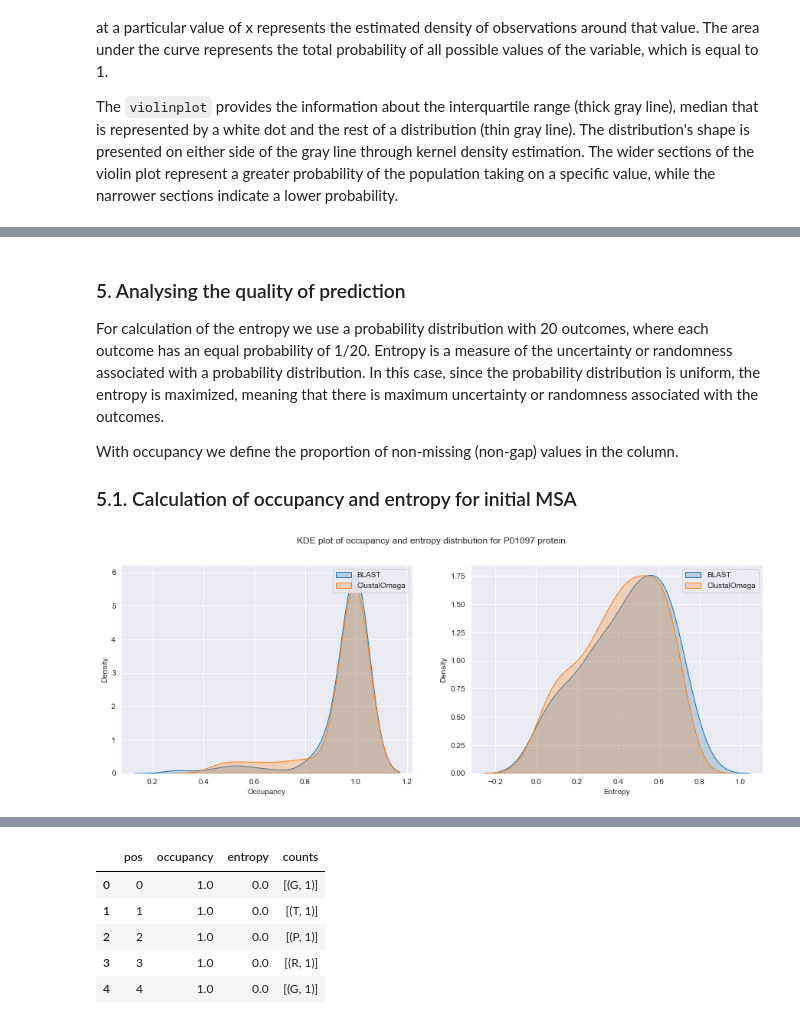
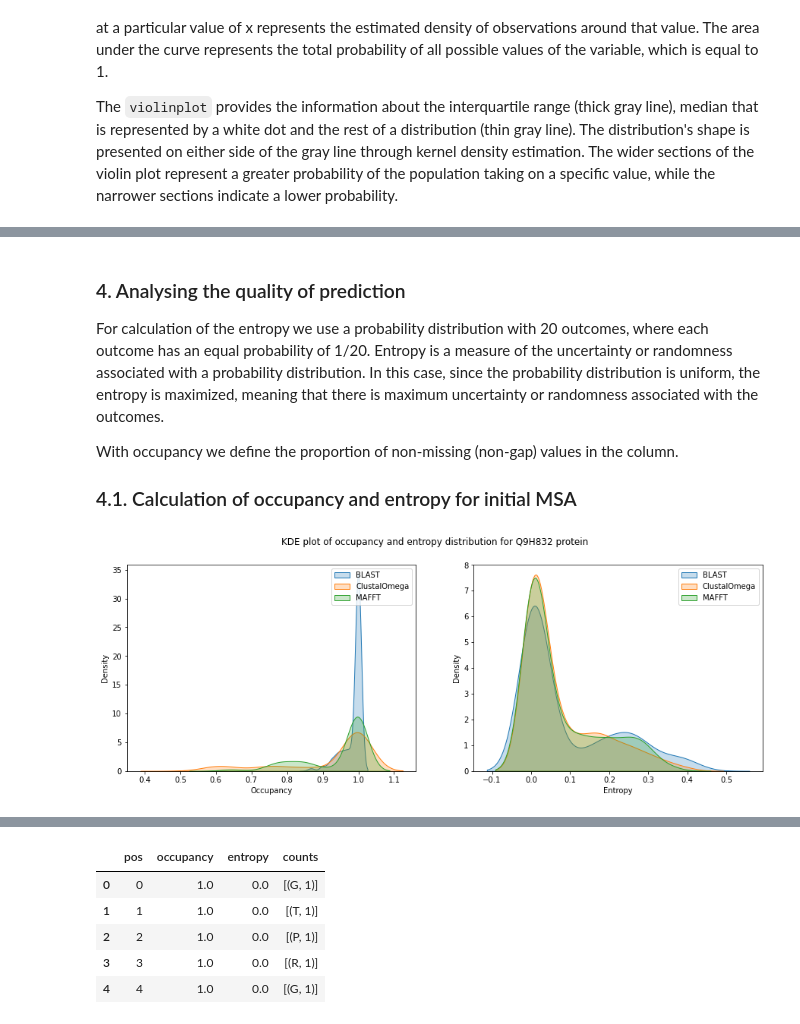
Before and after one commit to AlyaHarvelle/HMMER, a Jupyter notebook: MSA.ipynb, the cells around one changed output, grey strips where cells are left out. Drawn from its saved outputs; the diff is of its cells as text; code cells hidden in the pictures.

```diff
--- a/MSA.ipynb
+++ b/MSA.ipynb
@@ -283,14 +108,0 @@ Next, we will be working with the newly generated file. It will be uploaded to e
-# %%
-# Prepare all sequences for the following comparison
-al_blast = f'{directory}/results/alignments/output_files/blast/{id_dis}_blast.fasta'
-al_clustal_Nf = f'{directory}/results/alignments/output_files/clustal/non-redundant/Nf_{id_dis}_clustal.fasta'
-al_clustal = f'{directory}/results/alignments/output_files/clustal/{id_dis}_clustal.fasta'
-# al_mafft = f'{directory}/results/alignments/output_files/mafft/{id_dis}_mafft.fasta'
-
-blast_seqs = get_seqs(al_blast)
-clustal_Nf_seqs = get_seqs(al_clustal_Nf)
-clustal_seqs = get_seqs(al_clustal)
-# mafft_seqs = get_seqs(al_mafft, 'mafft', id_dis)
-
-# The number of sequences may differ
-blast_seqs.shape, clustal_seqs.shape, clustal_Nf_seqs.shape # mafft_seqs.shape
@@ -391,36 +177,34 @@ P01097 (23,) <class 'numpy.ndarray'>
 # %% [markdown]
-### 5. Analysing the quality of prediction
+### 4. Analysing the quality of prediction
 
 For calculation of the entropy we use a probability distribution with 20 outcomes, where each outcome has an equal probability of 1/20. Entropy is a measure of the uncertainty or randomness associated with a probability distribution. In this case, since the probability distribution is uniform, the entropy is maximized, meaning that there is maximum uncertainty or randomness associated with the outcomes.
 
 With occupancy we define the proportion of non-missing (non-gap) values in the column.
 
-### 5.1. Calculation of occupancy and entropy for initial MSA
+### 4.1. Calculation of occupancy and entropy for initial MSA
 # %%
 # Calculate the occupancy and entropy for each type of MSA
 blast_calc = stats_calculation(blast_seqs)
-clustal_Nf_calc = stats_calculation(clustal_Nf_seqs)
 clustal_calc = stats_calculation(clustal_seqs)
-# mafft_calc = stats_calculation(mafft_seqs)
+mafft_calc = stats_calculation(mafft_seqs)
 # %%
+# KDE plot of occupancy/entropy
 fig, (ax1, ax2) = plt.subplots(1, 2, figsize=(15, 5))
 
-# sns.kdeplot(blast_calc['occupancy'], shade = True, ax = ax1)
-sns.kdeplot(clustal_Nf_calc['occupancy'], shade = True, ax = ax1)
+sns.kdeplot(blast_calc['occupancy'], shade = True, ax = ax1)
 sns.kdeplot(clustal_calc['occupancy'], shade = True, ax = ax1)
-# sns.kdeplot(mafft_calc['occupancy'], shade = True, ax = ax1)
+sns.kdeplot(mafft_calc['occupancy'], shade = True, ax = ax1)
 
-# sns.kdeplot(blast_calc['entropy'], shade = True, ax = ax2)
-sns.kdeplot(clustal_Nf_calc['entropy'], shade = True, ax = ax2)
+sns.kdeplot(blast_calc['entropy'], shade = True, ax = ax2)
 sns.kdeplot(clustal_calc['entropy'], shade = True, ax = ax2)
-# sns.kdeplot(mafft_calc['entropy'], shade = True, ax = ax2)
+sns.kdeplot(mafft_calc['entropy'], shade = True, ax = ax2)
 
 ax1.legend(['BLAST', 'ClustalOmega', 'MAFFT'])
 ax2.legend(['BLAST', 'ClustalOmega', 'MAFFT'])
 ax1.set_xlabel('Occupancy')
 ax2.set_xlabel('Entropy')
-plt.suptitle(f'KDE plot of occupancy and entropy distribution for {id_dis} protein')
+plt.suptitle(f'KDE plot of occupancy and entropy distribution for {id} protein')
 plt.show()
 # %% [output]
-[figure, old version]
+[figure, new version]
 # %%
```
Also changed, not shown: parts of 39 cells of this notebook, 2 other files.
